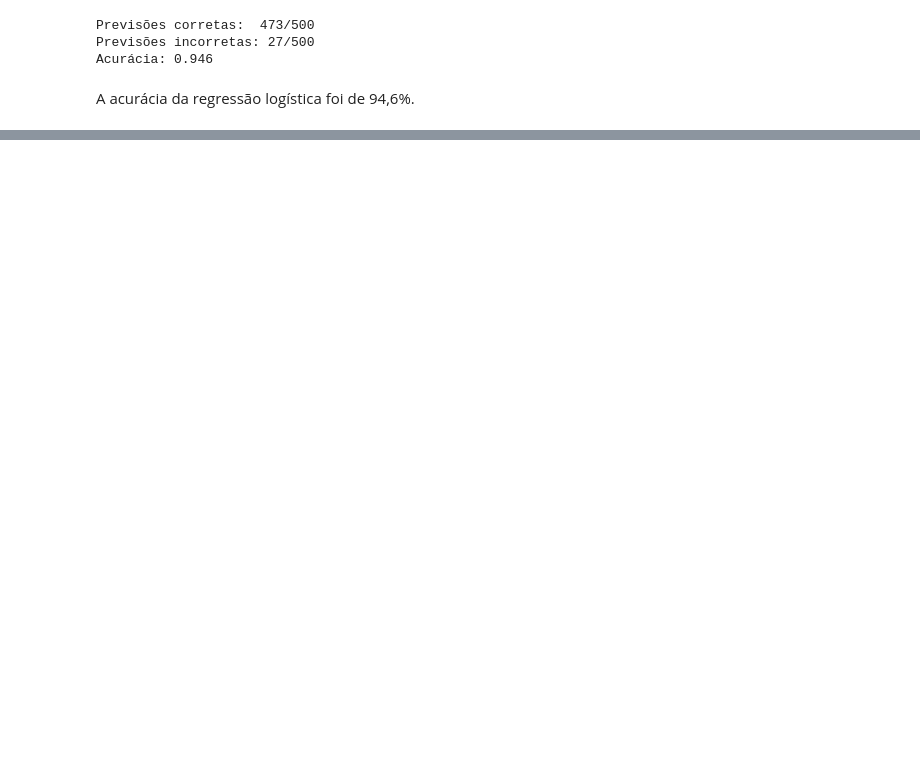
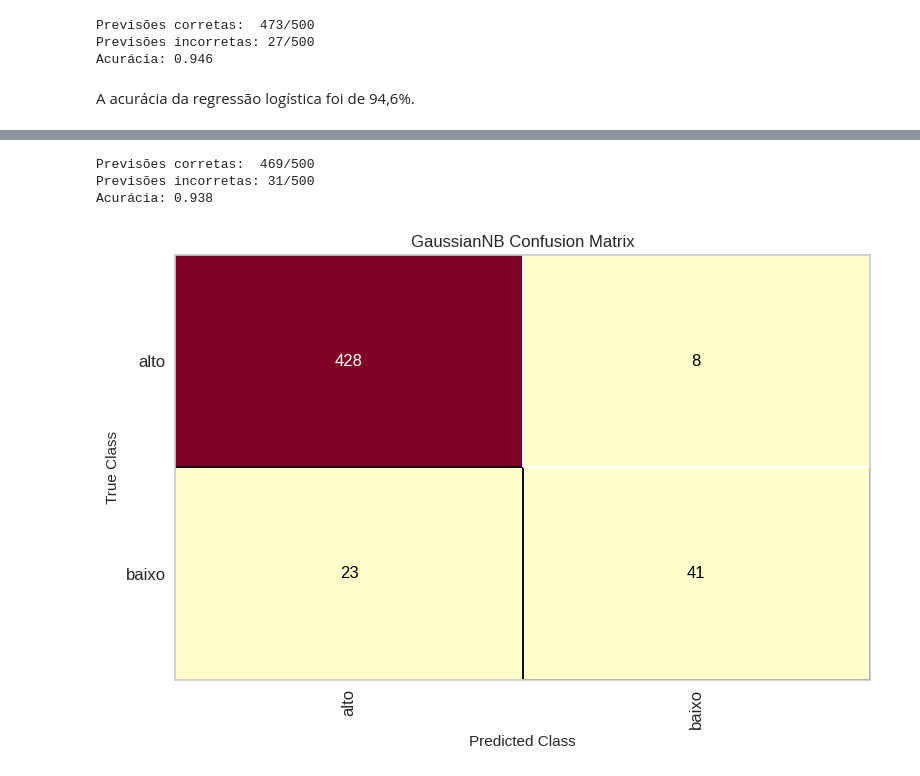
Before and after one commit to Marlon-Sbardelatti/machine-learning, a Jupyter notebook: trabalho-03/logistic_regression.ipynb, the cells around one changed output, grey strips where cells are left out. Cells and saved outputs as stored; diff of their text form; code cells hidden in the pictures; blank space fills up the shorter version.

Commit message:
:construction: wip(logistic_regression): add naive bayes predictions to compare

```diff
--- a/trabalho-03/logistic_regression.ipynb
+++ b/trabalho-03/logistic_regression.ipynb
@@ -183,3 +178,26 @@ Relatório com métricas:
     accuracy                           0.95       500
    macro avg       0.88      0.88      0.88       500
 weighted avg       0.95      0.95      0.95       500
+# %%
+from sklearn.naive_bayes import GaussianNB
+
+# Cálculo da acurácia de Naive Bayes
+naive_credit = GaussianNB()
+naive_credit.fit(X = X_credit_train, y = y_credit_train)
+
+naive_predictions = naive_credit.predict(X_credit_test)
+calculate_accuracy(y_credit_test, naive_predictions)
+# %% [output]
+Previsões corretas:  469/500
+Previsões incorretas: 31/500
+Acurácia: 0.938
+# %%
+# Matriz de confusão de Naive Bayes
+naive_cm = ConfusionMatrix(naive_credit, classes=TARGET_NAMES)
+naive_cm.fit(X_credit_train, y_credit_train)
+naive_cm.score(X_credit_test, y_credit_test)
+naive_cm.show()
+
+plt.show()
+# %% [output]
+[figure, added]
```
Also changed, not shown: parts of 15 cells of this notebook.
